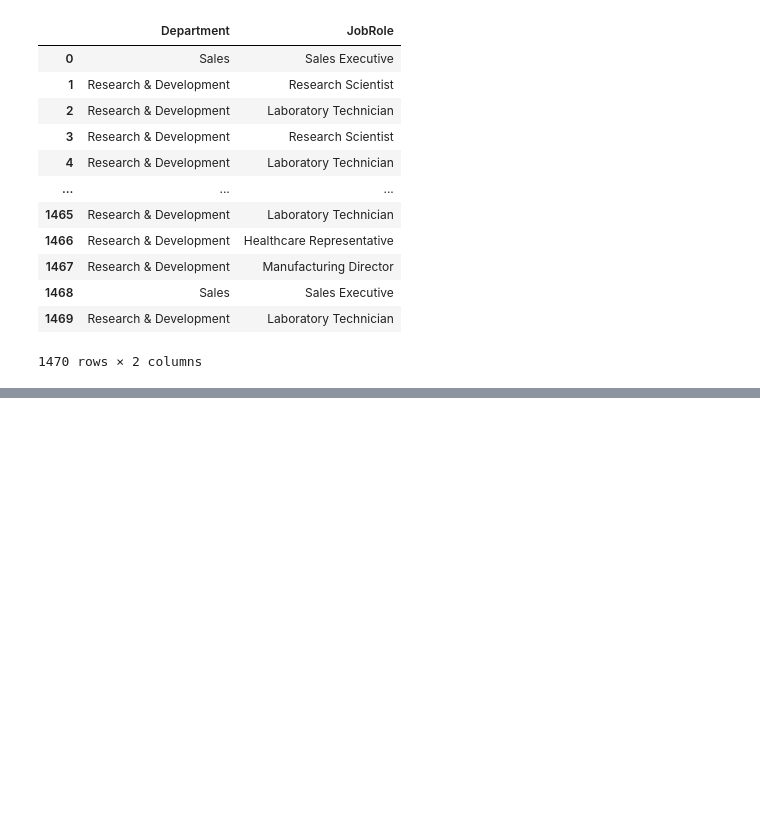
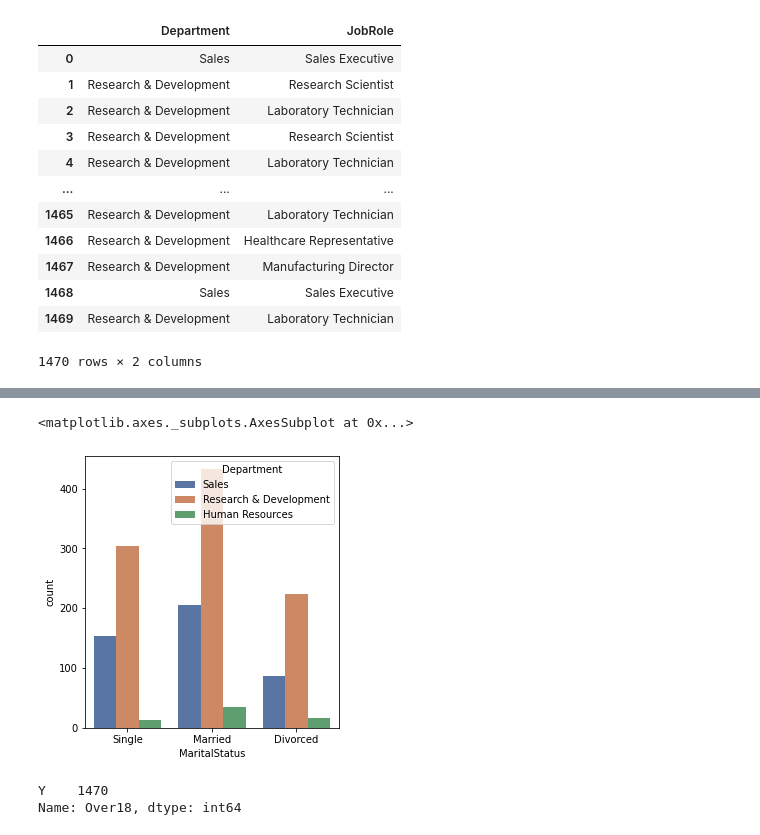
Before and after one commit to Shambhurajdesai/Data-analysis, a Jupyter notebook: Employee_Attrition.ipynb, the cells around one changed output, grey strips where cells are left out. Saved outputs shown, nothing was run; the diff lists cells and outputs as text; code cells hidden in the pictures; blank space fills up the shorter version.

```diff
--- a/Employee_Attrition.ipynb
+++ b/Employee_Attrition.ipynb
@@ -535,0 +557,12 @@ df_concat
+# %%
+plt.figure(figsize=(10,5))
+plt.subplot(1,2,2)
+sns.countplot('MaritalStatus',hue='Department',palette='deep',data=df)
+# %% [output]
+<matplotlib.axes._subplots.AxesSubplot at 0x...>
+[figure, added]
+# %%
+df['Over18'].value_counts()
+# %% [output]
+Y    1470
+Name: Over18, dtype: int64
```
Also changed, not shown: parts of 4 cells of this notebook.
